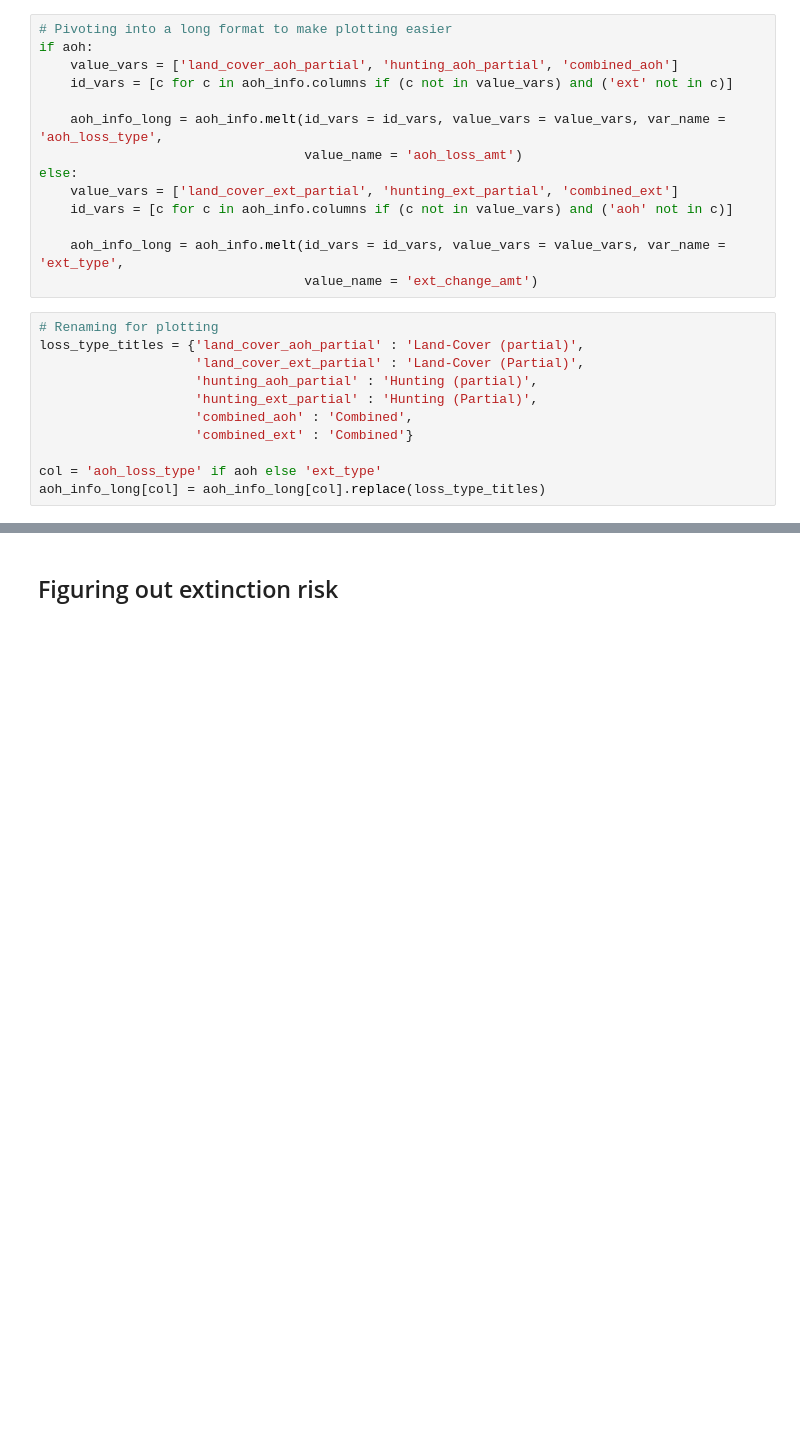
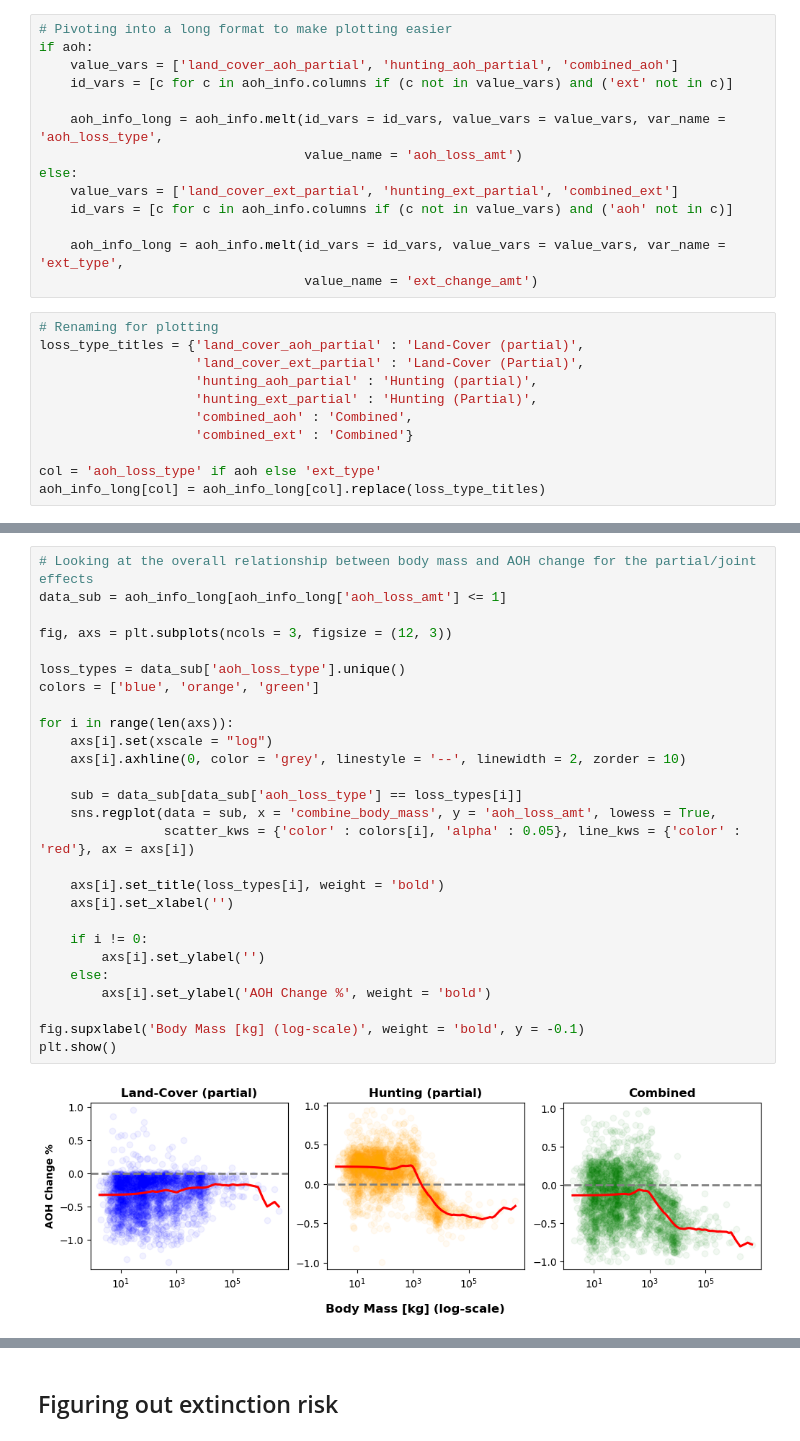
Before and after one commit to emiliolr/life-hunting, a Jupyter notebook: notebooks/plotting_model_projection_results.ipynb, the cells around one changed output, grey strips where cells are left out. Cells and saved outputs as stored; diff of their text form; blank space fills up the shorter version.

```diff
--- a/notebooks/plotting_model_projection_results.ipynb
+++ b/notebooks/plotting_model_projection_results.ipynb
@@ -199,3 +227,32 @@ plt.show()
+# %%
+# Looking at the overall relationship between body mass and AOH change for the partial/joint effects
+data_sub = aoh_info_long[aoh_info_long['aoh_loss_amt'] <= 1]
+
+fig, axs = plt.subplots(ncols = 3, figsize = (12, 3))
+
+loss_types = data_sub['aoh_loss_type'].unique()
+colors = ['blue', 'orange', 'green']
+
+for i in range(len(axs)):
+    axs[i].set(xscale = "log")
+    axs[i].axhline(0, color = 'grey', linestyle = '--', linewidth = 2, zorder = 10)
+
+    sub = data_sub[data_sub['aoh_loss_type'] == loss_types[i]]
+    sns.regplot(data = sub, x = 'combine_body_mass', y = 'aoh_loss_amt', lowess = True,
+                scatter_kws = {'color' : colors[i], 'alpha' : 0.05}, line_kws = {'color' : 'red'}, ax = axs[i])
+
+    axs[i].set_title(loss_types[i], weight = 'bold')
+    axs[i].set_xlabel('')
+
+    if i != 0:
+        axs[i].set_ylabel('')
+    else:
+        axs[i].set_ylabel('AOH Change %', weight = 'bold')
+
+fig.supxlabel('Body Mass [kg] (log-scale)', weight = 'bold', y = -0.1)
+plt.show()
+# %% [output]
+[figure, added]
 # %%
 # Just a quick and dirty plot to show the distribution over all samples, not grouped by BM category
 aoh_info_long['single_group'] = 0
```
Also changed, not shown: parts of 7 cells of this notebook, 9 other files.
